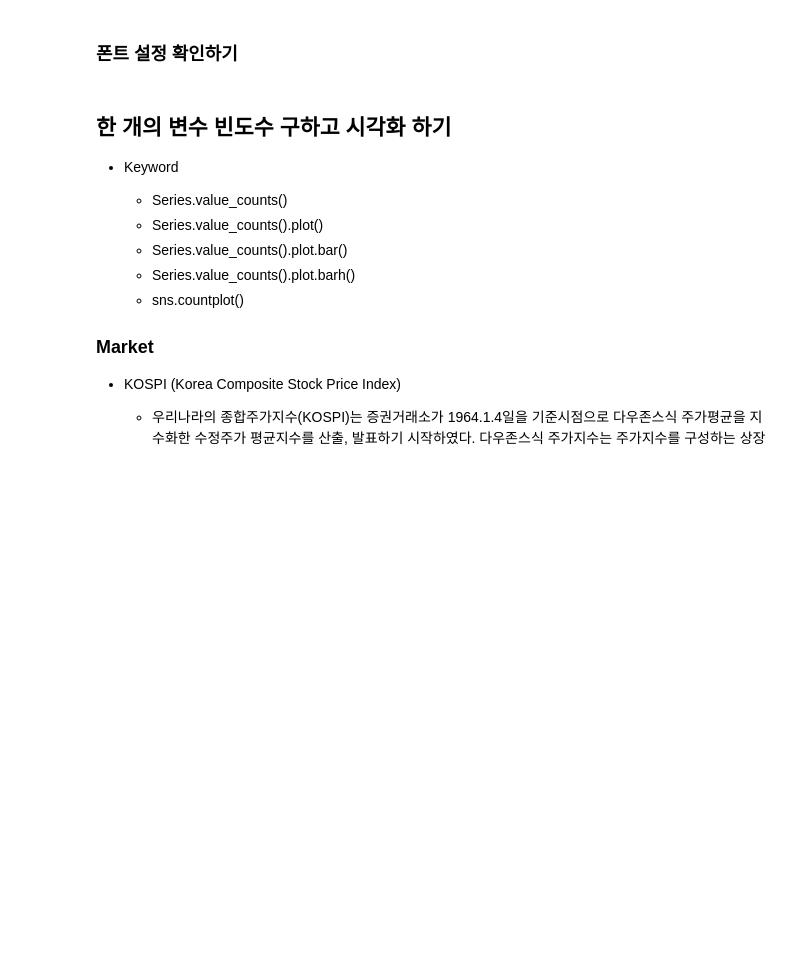
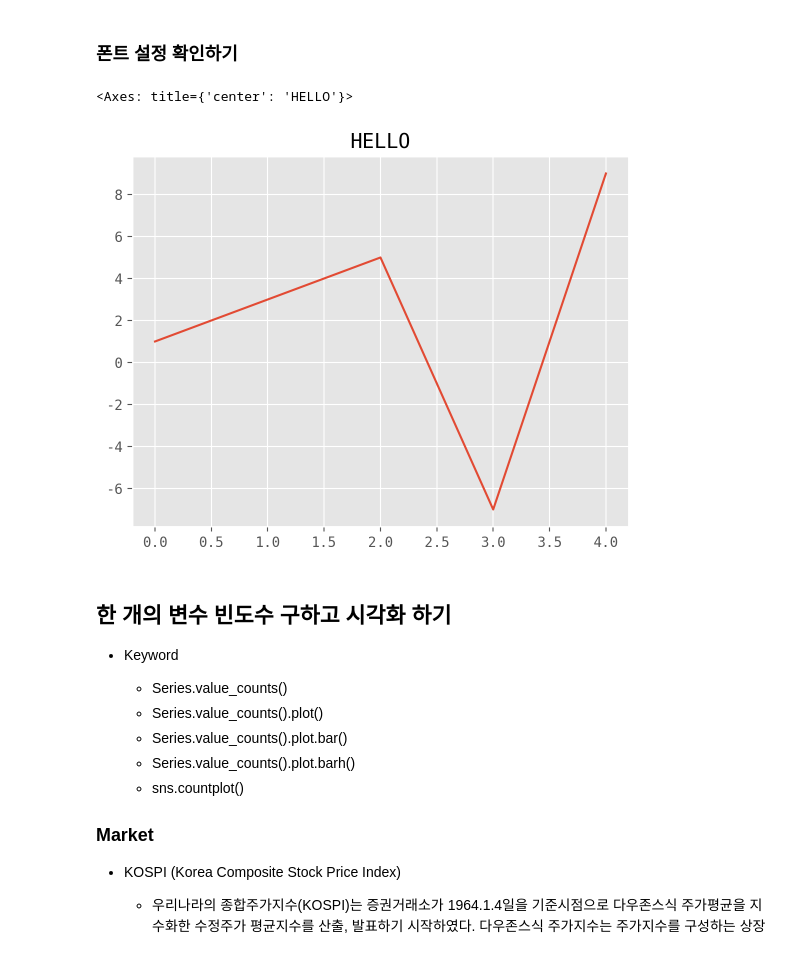
Before and after one commit to neguri0235/finance-data-analysis, a Jupyter notebook: 2.2. KRX 전체 종목분석-input.ipynb, the cells around one changed output. Saved outputs shown, nothing was run; the diff lists cells and outputs as text; code cells hidden in the pictures; blank space fills up the shorter version.

```diff
--- a/2.2. KRX 전체 종목분석-input.ipynb
+++ b/2.2. KRX 전체 종목분석-input.ipynb
@@ -462,3 +467,14 @@ def get_font_family():
+# %%
+def get_font_family():
+    """
+    시스템 환경에 따른 기본 폰트명을 반환하는 함수
+    """
+    import platform
+    system_name = platform.system()
+
+
+    font_family = "monospace"
+    return font_family
 # %%
 # 위에서 만든 함수를 통해 시스템 폰트를 불러옵니다.
 get_font_family()
@@ -465,14 +483,18 @@ get_font_family()
 # %%
 # 시각화를 위한 폰트설정
 # 위에서 만든 함수를 통해 시스템 폰트를 불러와서 font_family 라는 변수에 할당합니다.
-
-# 폰트설정
-
-# 마이너스폰트 설정
-
+import matplotlib.pyplot as plt
 
 # ggplot으로 그래프 스타일 설정
+plt.style.use("ggplot")
 
+font_family = get_font_family()
+# 폰트설정
+plt.rc("font", family=font_family)
+# 마이너스폰트 설정
+plt.rc("axes", unicode_minus=False)
 # 그래프에 retina display 적용
+from IPython.display import set_matplotlib_formats
+set_matplotlib_formats("retina")
 # %% [markdown]
 ### 폰트 설정 확인하기
@@ -481,3 +501,9 @@ get_font_family()
+# %%
+# 한글폰트 확인하기
+pd.Series([1, 3, 5, -7, 9]).plot(title="HELLO")
+# %% [output]
+<Axes: title={'center': 'HELLO'}>
+[figure, added]
 # %% [markdown]
 ## 한 개의 변수 빈도수 구하고 시각화 하기
 * Keyword
```
Also changed, not shown: parts of 10 cells of this notebook.
